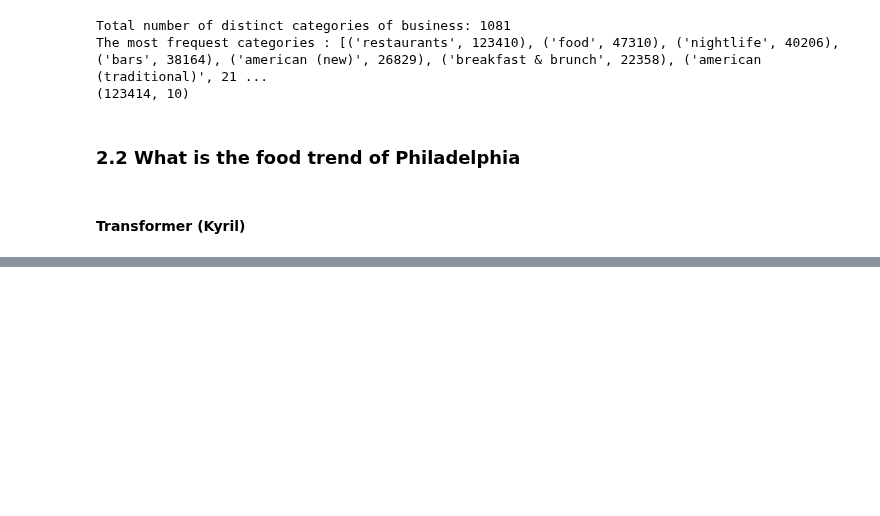
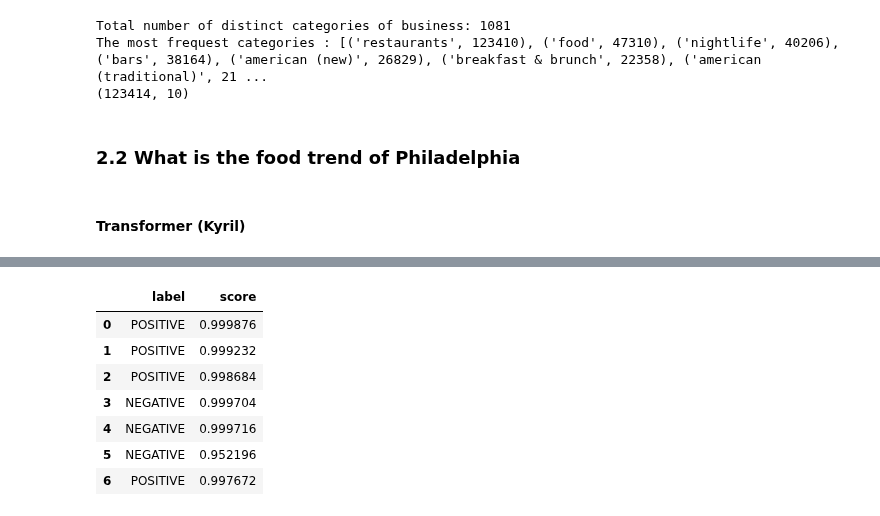
Before and after one commit to Kamiryu/nlp-customer-review-analysis, a Jupyter notebook: task_2_kyril_sentiment.ipynb, the cells around one changed output, grey strips where cells are left out. Drawn from its saved outputs; the diff is of its cells as text; code cells hidden in the pictures; blank space fills up the shorter version.

Commit message:
Sentiment pipeline

```diff
--- a/task_2_kyril_sentiment.ipynb
+++ b/task_2_kyril_sentiment.ipynb
@@ -168,0 +164,3 @@ df_data_res.shape
+# %%
+sent_pipe = pipeline("sentiment-analysis", # or "text-classification"
+                     model="distilbert-base-uncased-finetuned-sst-2-english")
@@ -168,0 +176,13 @@ df_data_res.shape
+# %%
+aa = sent_pipe(["I am happy.","hi there", "You are a fool but friendly", "You are a fool","I don't care", "What is going on over there","The way to the library"])
+df_sent = pd.DataFrame(aa)
+df_sent
+# %% [output]
+|  | label | score |
+| 0 | POSITIVE | 0.999876 |
+| 1 | POSITIVE | 0.999232 |
+| 2 | POSITIVE | 0.998684 |
+| 3 | NEGATIVE | 0.999704 |
+| 4 | NEGATIVE | 0.999716 |
+| 5 | NEGATIVE | 0.952196 |
+| 6 | POSITIVE | 0.997672 |
```
Also changed, not shown: parts of 4 cells of this notebook.
